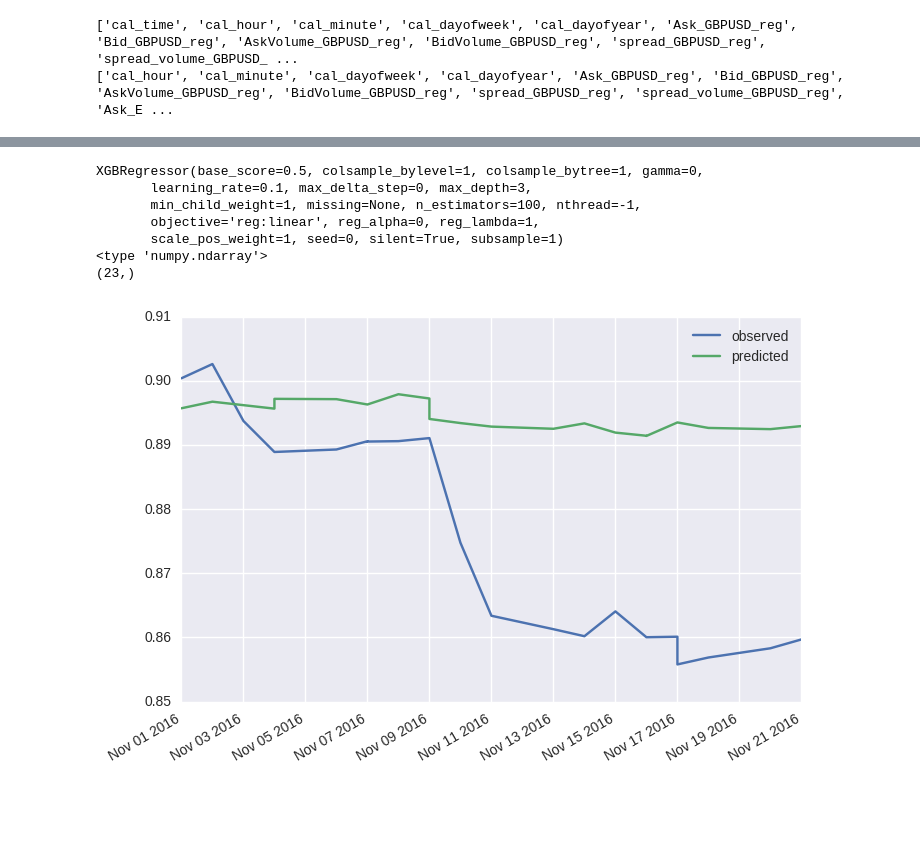
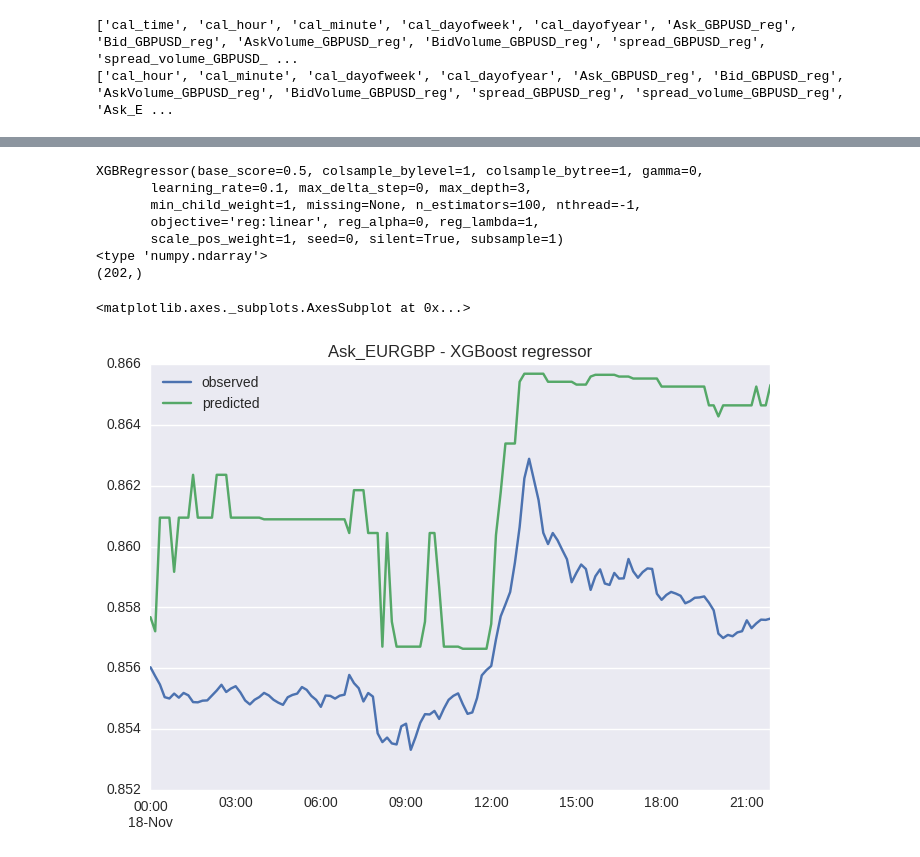
Before and after one commit to clementlefevre/Wolf-of-Mauer-Park, a Jupyter notebook: overview.ipynb, the cells around one changed output, grey strips where cells are left out. Drawn from its saved outputs; the diff is of its cells as text; code cells hidden in the pictures; blank space fills up the shorter version.

```diff
--- a/overview.ipynb
+++ b/overview.ipynb
@@ -230,15 +227,17 @@ def xgbooster(dataset):
     prediction_df  = pd.DataFrame({'predicted':predictions,'observed':dataset['observed_y']}
             , index=dataset['label_forecast'])
 
-    prediction_df.plot()
+    return prediction_df
-# %%
-xgbooster(dataset)
-# %% [output]
-XGBRegressor(base_score=0.5, colsample_bylevel=1, colsample_bytree=1, gamma=0,
-       learning_rate=0.1, max_delta_step=0, max_depth=3,
-       min_child_weight=1, missing=None, n_estimators=100, nthread=-1,
-       objective='reg:linear', reg_alpha=0, reg_lambda=1,
-       scale_pos_weight=1, seed=0, silent=True, subsample=1)
-<type 'numpy.ndarray'>
-(23,)
-[figure, removed]
+# %%
+df_prediction = xgbooster(dataset)
+df_prediction[df_prediction.index<datetime(2016,11,19)].plot(title="Ask_EURGBP - XGBoost regressor")
+# %% [output]
+XGBRegressor(base_score=0.5, colsample_bylevel=1, colsample_bytree=1, gamma=0,
+       learning_rate=0.1, max_delta_step=0, max_depth=3,
+       min_child_weight=1, missing=None, n_estimators=100, nthread=-1,
+       objective='reg:linear', reg_alpha=0, reg_lambda=1,
+       scale_pos_weight=1, seed=0, silent=True, subsample=1)
+<type 'numpy.ndarray'>
+(202,)
+<matplotlib.axes._subplots.AxesSubplot at 0x...>
+[figure, added]
```
Also changed, not shown: parts of 4 cells of this notebook, 1 other file.
